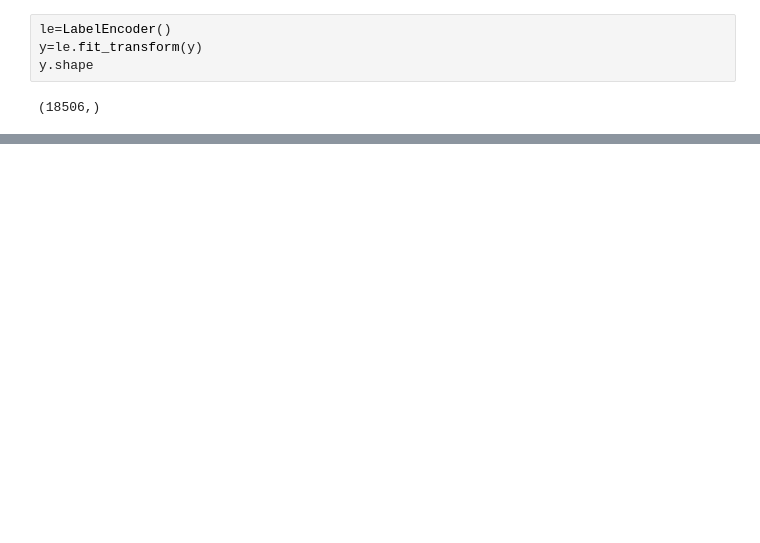
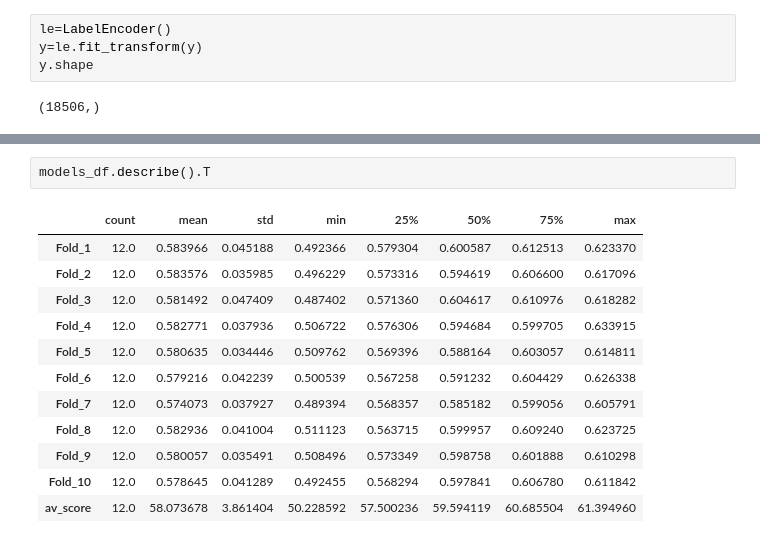
Before and after one commit to Njaramba-Riri/expenditure-prediction, a Jupyter notebook: Models/Joint.ipynb, the cells around one changed output, grey strips where cells are left out. Saved outputs shown, nothing was run; the diff lists cells and outputs as text; blank space fills up the shorter version.

```diff
--- a/Models/Joint.ipynb
+++ b/Models/Joint.ipynb
@@ -118,0 +154,15 @@ Model: XGB_X1......
+# %%
+models_df.describe().T
+# %% [output]
+|  | count | mean | std | min | 25% | 50% | 75% | max |
+| Fold_1 | 12.0 | 0.583966 | 0.045188 | 0.492366 | 0.579304 | 0.600587 | 0.612513 | 0.623370 |
+| Fold_2 | 12.0 | 0.583576 | 0.035985 | 0.496229 | 0.573316 | 0.594619 | 0.606600 | 0.617096 |
+| Fold_3 | 12.0 | 0.581492 | 0.047409 | 0.487402 | 0.571360 | 0.604617 | 0.610976 | 0.618282 |
+| Fold_4 | 12.0 | 0.582771 | 0.037936 | 0.506722 | 0.576306 | 0.594684 | 0.599705 | 0.633915 |
+| Fold_5 | 12.0 | 0.580635 | 0.034446 | 0.509762 | 0.569396 | 0.588164 | 0.603057 | 0.614811 |
+| Fold_6 | 12.0 | 0.579216 | 0.042239 | 0.500539 | 0.567258 | 0.591232 | 0.604429 | 0.626338 |
+| Fold_7 | 12.0 | 0.574073 | 0.037927 | 0.489394 | 0.568357 | 0.585182 | 0.599056 | 0.605791 |
+| Fold_8 | 12.0 | 0.582936 | 0.041004 | 0.511123 | 0.563715 | 0.599957 | 0.609240 | 0.623725 |
+| Fold_9 | 12.0 | 0.580057 | 0.035491 | 0.508496 | 0.573349 | 0.598758 | 0.601888 | 0.610298 |
+| Fold_10 | 12.0 | 0.578645 | 0.041289 | 0.492455 | 0.568294 | 0.597841 | 0.606780 | 0.611842 |
+| av_score | 12.0 | 58.073678 | 3.861404 | 50.228592 | 57.500236 | 59.594119 | 60.685504 | 61.394960 |
```
Also changed, not shown: parts of 9 cells of this notebook, 2 other files.
